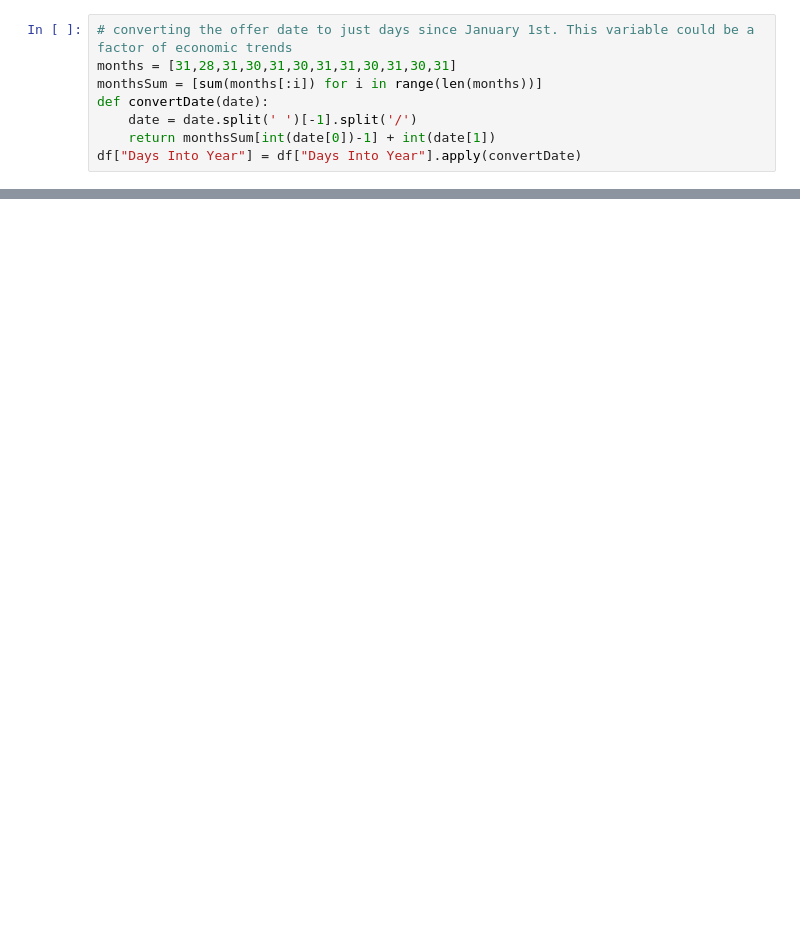
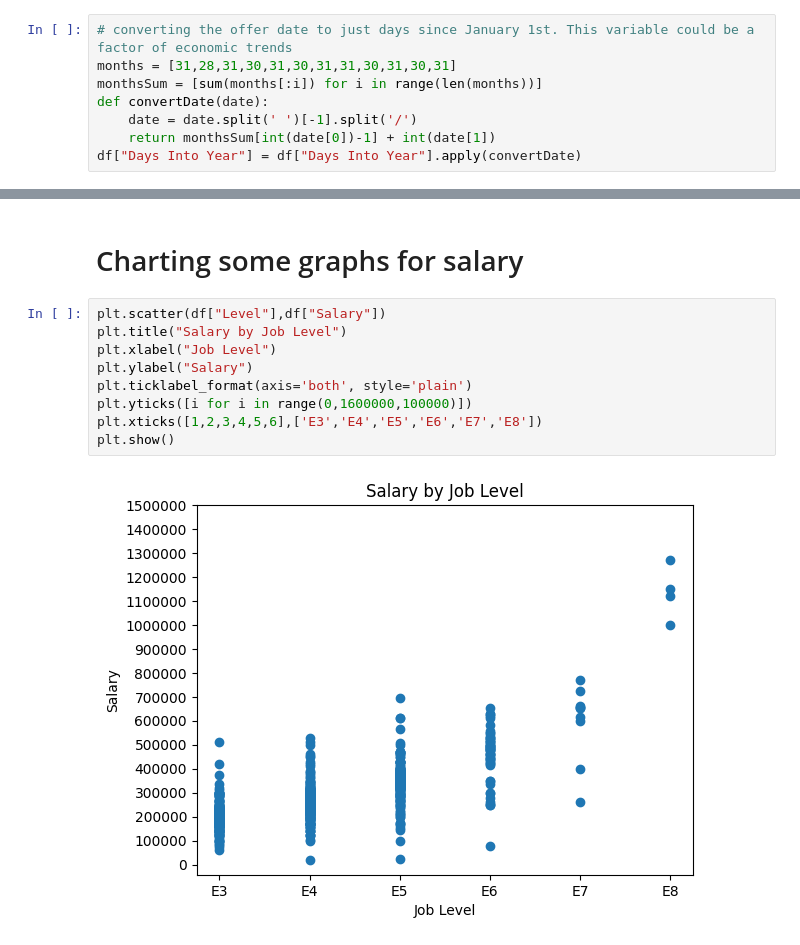
Before and after one commit to noah-hanka/levelsfyiModel, a Jupyter notebook: levels.ipynb, the cells around one changed output, grey strips where cells are left out. Cells and saved outputs as stored; diff of their text form; blank space fills up the shorter version.

Commit message:
plotting

```diff
--- a/levels.ipynb
+++ b/levels.ipynb
@@ -248,3 +249,16 @@ df
 | 846 | 242900 | 2 | 209 | 0 | 7 |
 | 847 | 348000 | 3 | 209 | 4 | 8 |
 825 rows × 5 columns
+# %% [markdown]
+# Charting some graphs for salary
+# %%
+plt.scatter(df["Level"],df["Salary"])
+plt.title("Salary by Job Level")
+plt.xlabel("Job Level")
+plt.ylabel("Salary")
+plt.ticklabel_format(axis='both', style='plain')
+plt.yticks([i for i in range(0,1600000,100000)])
+plt.xticks([1,2,3,4,5,6],['E3','E4','E5','E6','E7','E8'])
+plt.show()
+# %% [output]
+[figure, added]
```
Also changed, not shown: parts of 7 cells of this notebook.
